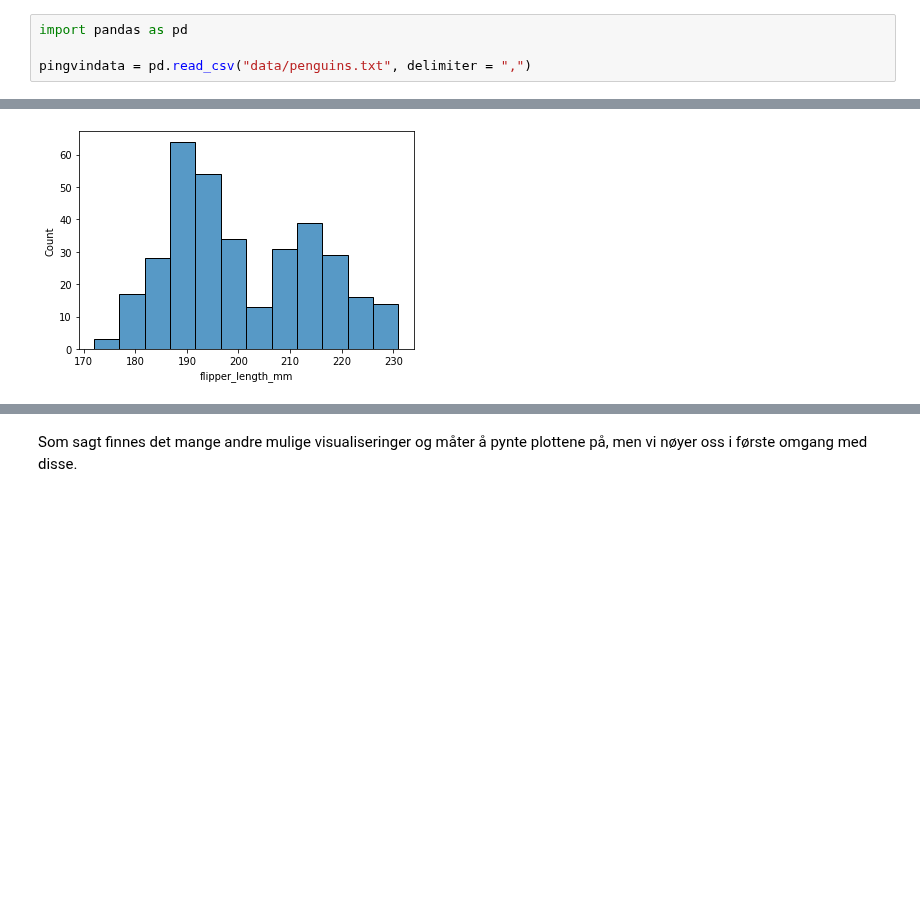
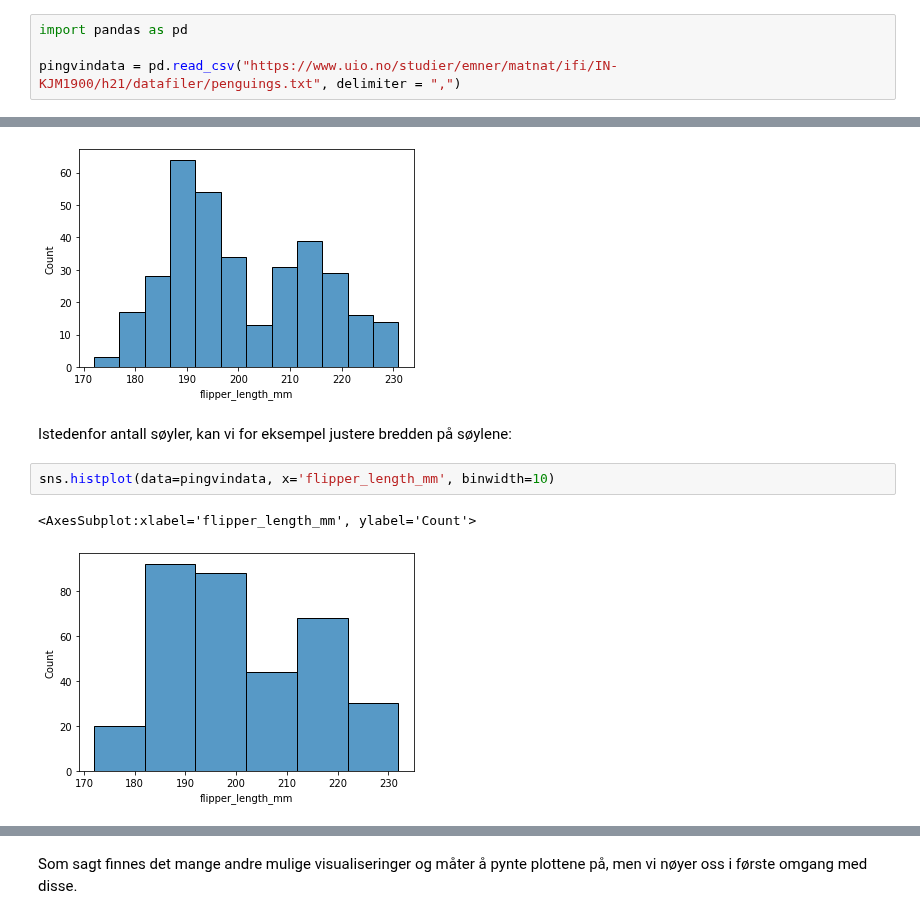
Before and after one commit to andreasdh/Programmering-og-modellering, a Jupyter notebook: docs/tema3_datahandtering/lese_filer.ipynb, the cells around one changed output, grey strips where cells are left out. Drawn from its saved outputs; the diff is of its cells as text; blank space fills up the shorter version.

```diff
--- a/docs/tema3_datahandtering/lese_filer.ipynb
+++ b/docs/tema3_datahandtering/lese_filer.ipynb
@@ -113,5 +113,5 @@ Noen ganger trenger vi å rydde, utforske og omstrukturere datasettene våre fø
 # %%
 import pandas as pd
 
-pingvindata = pd.read_csv("data/penguins.txt", delimiter = ",")
+pingvindata = pd.read_csv("https://www.uio.no/studier/emner/matnat/ifi/IN-KJM1900/h21/datafiler/penguings.txt", delimiter = ",")
 # %% [markdown]
@@ -253,3 +253,10 @@ sns.histplot(data=pingvindata, x='flipper_length_mm', bins = 12)
 # %% [output]
 <AxesSubplot:xlabel='flipper_length_mm', ylabel='Count'>
 [figure]
+# %% [markdown]
+Istedenfor antall søyler, kan vi for eksempel justere bredden på søylene:
+# %%
+sns.histplot(data=pingvindata, x='flipper_length_mm', binwidth=10)
+# %% [output]
+<AxesSubplot:xlabel='flipper_length_mm', ylabel='Count'>
+[figure, added]
```
Also changed, not shown: parts of 9 cells of this notebook, 1 other file.
